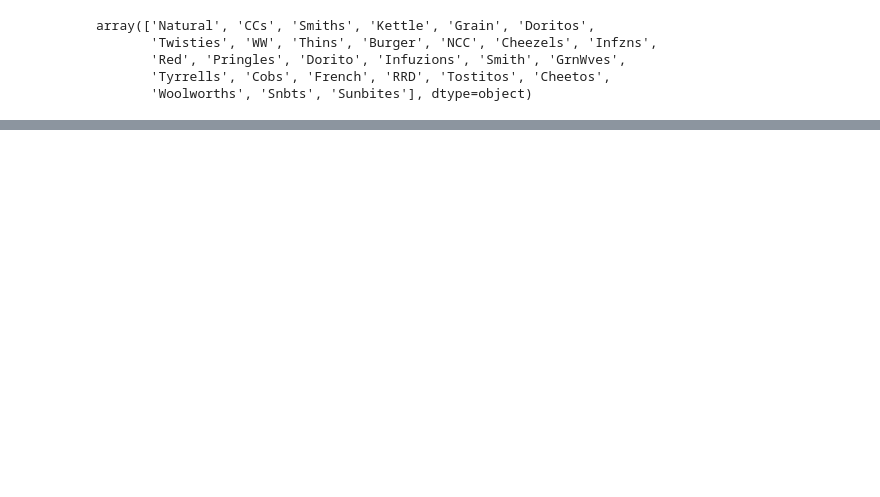
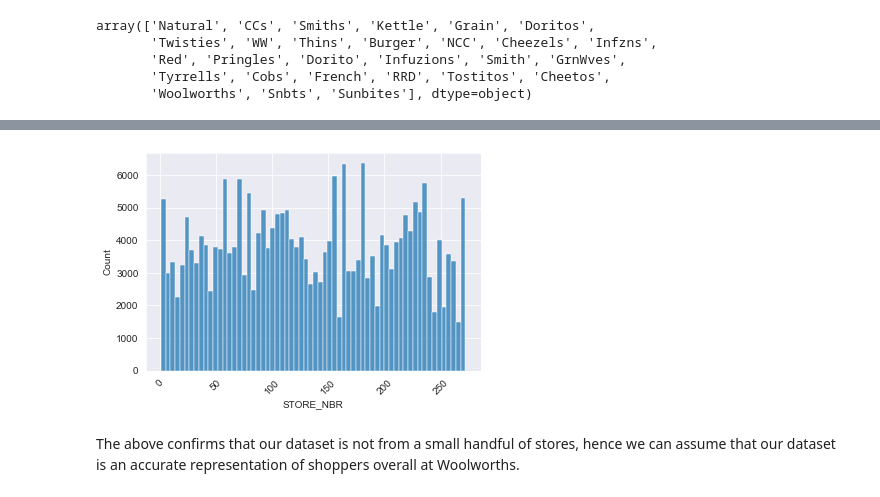
Before and after one commit to JoshyB14/Quantium_Data_Analytics_Virtual_Internship, a Jupyter notebook: Quantium_task1.ipynb, the cells around one changed output, grey strips where cells are left out. Cells and saved outputs as stored; diff of their text form; code cells hidden in the pictures; blank space fills up the shorter version.

```diff
--- a/Quantium_task1.ipynb
+++ b/Quantium_task1.ipynb
@@ -302,0 +336,9 @@ plt.show()
+# %%
+# store numbers
+sns.histplot(x='STORE_NBR', data=chips_data)
+plt.xticks(rotation=45)
+plt.show()
+# %% [output]
+[figure, added]
+# %% [markdown]
+The above confirms that our dataset is not from a small handful of stores, hence we can assume that our dataset is an accurate representation of shoppers overall at Woolworths.
```
Also changed, not shown: parts of 12 cells of this notebook, 1 other file.
